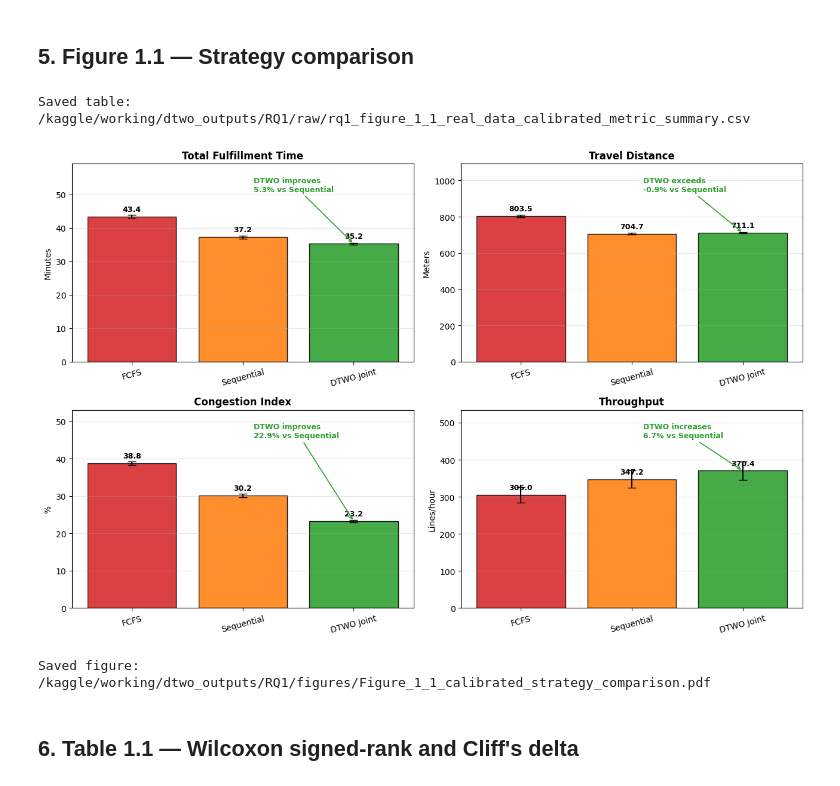
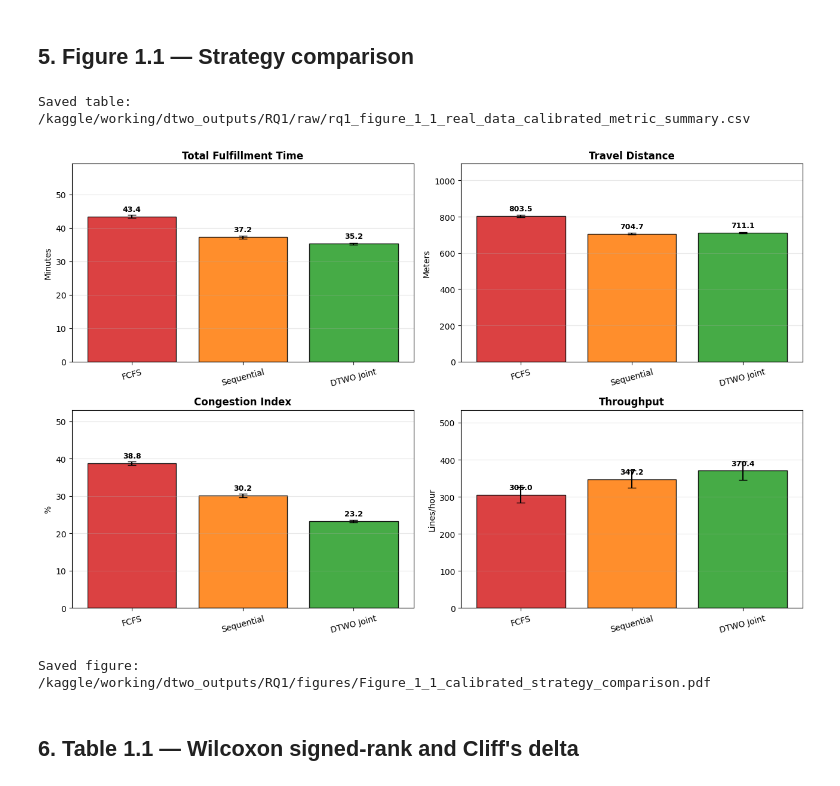
Before and after one commit to nppro/machine-learning, a Jupyter notebook: rq1-joint-vs-sequential.ipynb, the cells around one changed output. Saved outputs shown, nothing was run; the diff lists cells and outputs as text; code cells hidden in the pictures.

```diff
--- a/rq1-joint-vs-sequential.ipynb
+++ b/rq1-joint-vs-sequential.ipynb
@@ -940,47 +940,47 @@ for ax, metric in zip(axes, metric_specs):
         else:
             annotation_text = f"DTWO improves\n{improvement:.1f}% vs Sequential"
     else:
         improvement = (dtwo_val - seq_val) / seq_val * 100
         annotation_text = f"DTWO increases\n{improvement:.1f}% vs Sequential"
 
     y_top = max(means + ci95)
 
-    ax.annotate(
-        annotation_text,
-        xy=(2, dtwo_val),
-        xytext=(1.10, y_top * 1.16),
-        arrowprops=dict(
-            arrowstyle="->",
-            linewidth=1.2,
-            color="#2ca02c",
-        ),
-        fontsize=9,
-        color="#2ca02c",
-        fontweight="bold",
-    )
+    # ax.annotate(
+    #     annotation_text,
+    #     xy=(2, dtwo_val),
+    #     xytext=(1.10, y_top * 1.16),
+    #     arrowprops=dict(
+    #         arrowstyle="->",
+    #         linewidth=1.2,
+    #         color="#2ca02c",
+    #     ),
+    #     fontsize=9,
+    #     color="#2ca02c",
+    #     fontweight="bold",
+    # )
 
     ax.set_title(metric["title"], fontsize=12, fontweight="bold")
     ax.set_ylabel(metric["ylabel"])
     ax.set_xticks(x)
     ax.set_xticklabels(strategy_order, rotation=15)
     ax.grid(axis="y", alpha=0.3)
     ax.set_ylim(0, y_top * 1.35)
 
 fig.suptitle(
     "",
     fontsize=15,
     fontweight="bold",
 )
 
 fig.tight_layout(rect=[0, 0, 1, 0.95])
 
 savefig_pdf(
     fig,
     fig_dir / "Figure_1_1_calibrated_strategy_comparison.pdf"
 )
 # %% [output]
 Saved table: /kaggle/working/dtwo_outputs/RQ1/raw/rq1_figure_1_1_real_data_calibrated_metric_summary.csv
-[figure, old version]
+[figure, new version]
 Saved figure: /kaggle/working/dtwo_outputs/RQ1/figures/Figure_1_1_calibrated_strategy_comparison.pdf
 # %% [markdown]
 ## 6. Table 1.1 — Wilcoxon signed-rank and Cliff's delta
```
